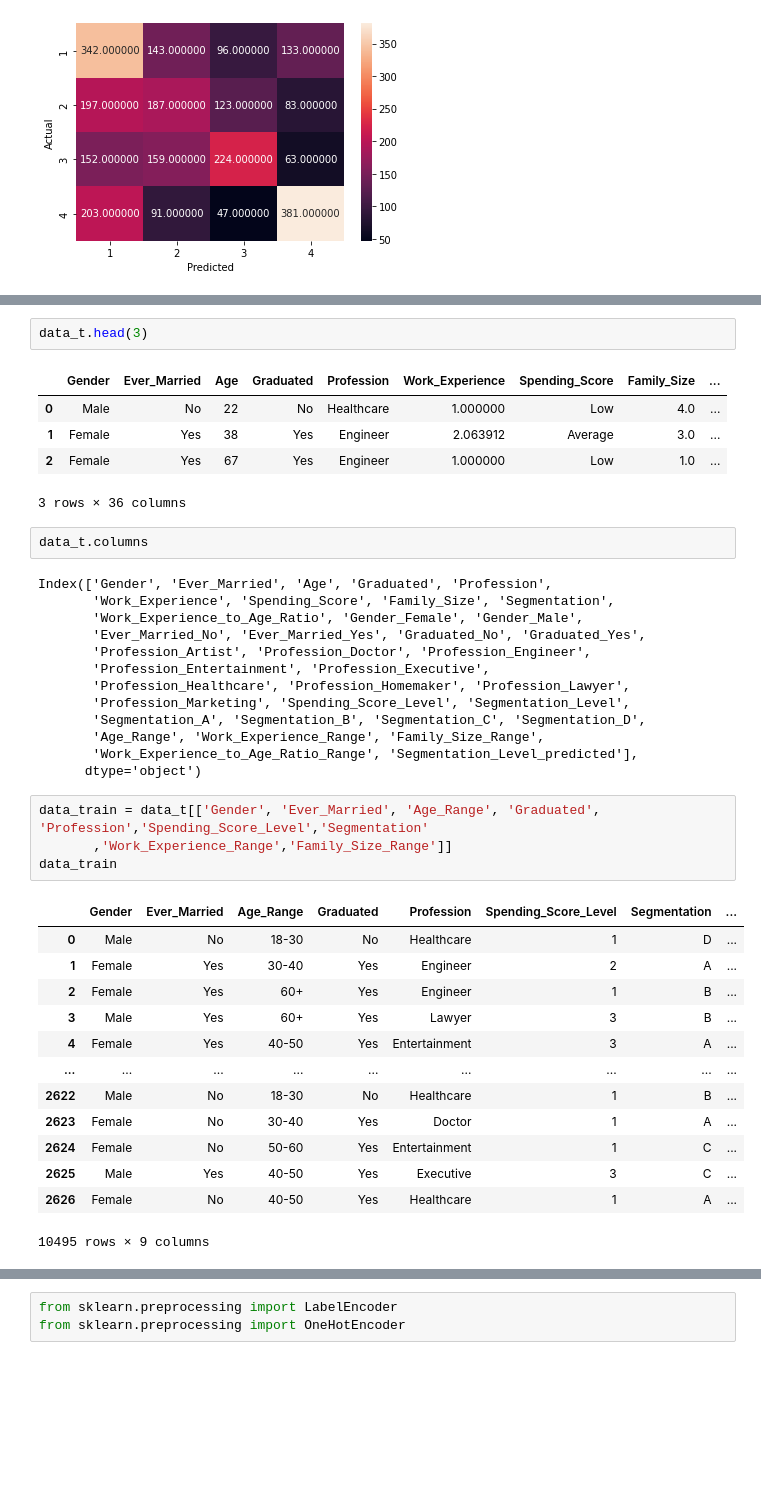
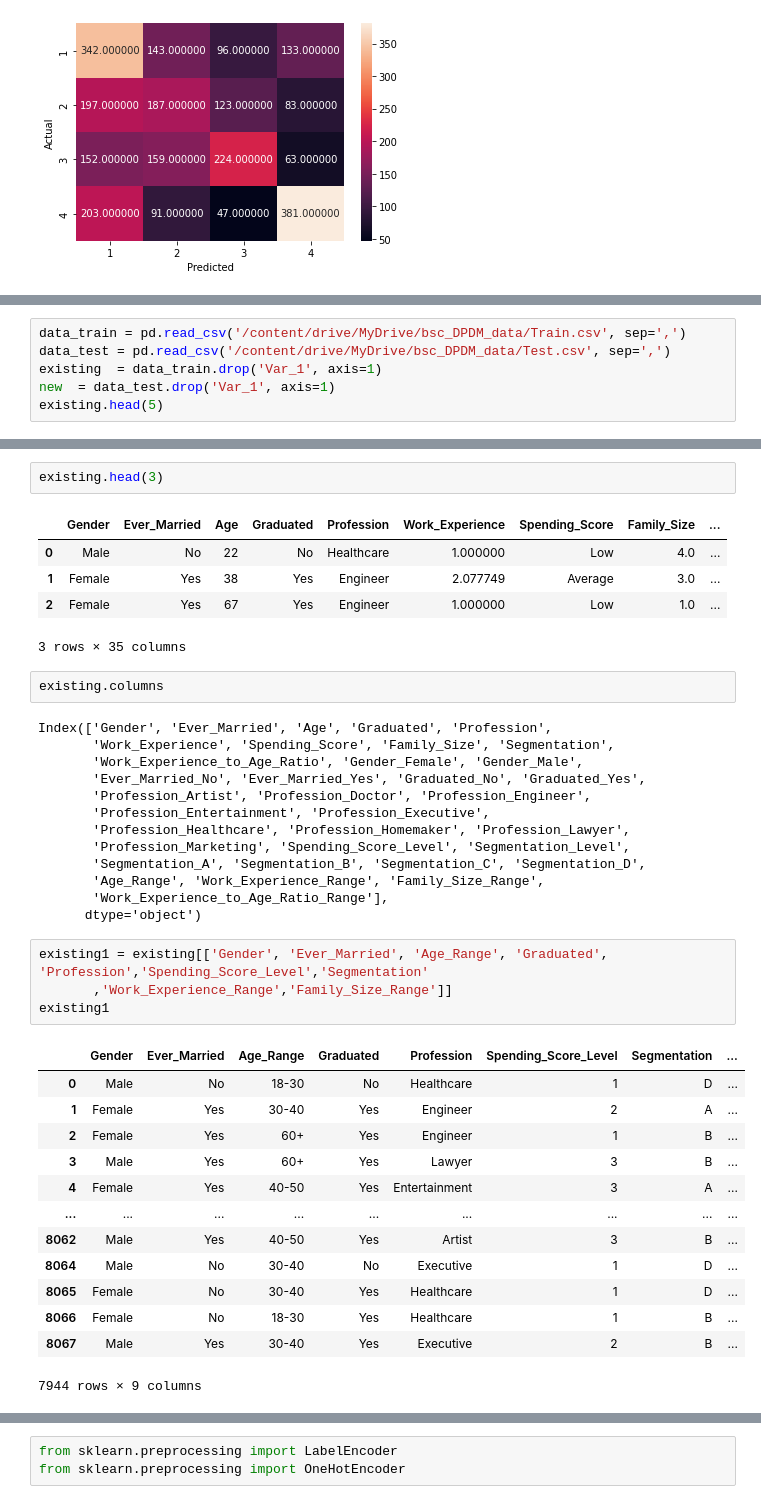
Before and after one commit to Aomaphisara/bsc_dpdm22, a Jupyter notebook: project.ipynb, the cells around one changed output, grey strips where cells are left out. Drawn from its saved outputs; the diff is of its cells as text; blank space fills up the shorter version.

```diff
--- a/project.ipynb
+++ b/project.ipynb
@@ -402,0 +494,6 @@ ROC AUC (test): 0.667
+# %%
+data_train = pd.read_csv('/content/drive/MyDrive/bsc_DPDM_data/Train.csv', sep=',')
+data_test = pd.read_csv('/content/drive/MyDrive/bsc_DPDM_data/Test.csv', sep=',')
+existing  = data_train.drop('Var_1', axis=1)
+new  = data_test.drop('Var_1', axis=1)
+existing.head(5)
@@ -403,13 +557,13 @@ ROC AUC (test): 0.667
 # %%
-data_t.head(3)
+existing.head(3)
 # %% [output]
 |  | Gender | Ever_Married | Age | Graduated | Profession | Work_Experience | Spending_Score | Family_Size | ... |
 | 0 | Male | No | 22 | No | Healthcare | 1.000000 | Low | 4.0 | ... |
-| 1 | Female | Yes | 38 | Yes | Engineer | 2.063912 | Average | 3.0 | ... |
+| 1 | Female | Yes | 38 | Yes | Engineer | 2.077749 | Average | 3.0 | ... |
 | 2 | Female | Yes | 67 | Yes | Engineer | 1.000000 | Low | 1.0 | ... |
-3 rows × 36 columns
+3 rows × 35 columns
 # %%
-data_t.columns
+existing.columns
 # %% [output]
 Index(['Gender', 'Ever_Married', 'Age', 'Graduated', 'Profession',
        'Work_Experience', 'Spending_Score', 'Family_Size', 'Segmentation',
@@ -421,24 +575,24 @@ Index(['Gender', 'Ever_Married', 'Age', 'Graduated', 'Profession',
        'Profession_Marketing', 'Spending_Score_Level', 'Segmentation_Level',
        'Segmentation_A', 'Segmentation_B', 'Segmentation_C', 'Segmentation_D',
        'Age_Range', 'Work_Experience_Range', 'Family_Size_Range',
-       'Work_Experience_to_Age_Ratio_Range', 'Segmentation_Level_predicted'],
+       'Work_Experience_to_Age_Ratio_Range'],
       dtype='object')
 # %%
-data_train = data_t[['Gender', 'Ever_Married', 'Age_Range', 'Graduated', 'Profession','Spending_Score_Level','Segmentation'
+existing1 = existing[['Gender', 'Ever_Married', 'Age_Range', 'Graduated', 'Profession','Spending_Score_Level','Segmentation'
        ,'Work_Experience_Range','Family_Size_Range']]
-data_train
+existing1
 # %% [output]
 |  | Gender | Ever_Married | Age_Range | Graduated | Profession | Spending_Score_Level | Segmentation | ... |
 | 0 | Male | No | 18-30 | No | Healthcare | 1 | D | ... |
 | 1 | Female | Yes | 30-40 | Yes | Engineer | 2 | A | ... |
 | 2 | Female | Yes | 60+ | Yes | Engineer | 1 | B | ... |
 | 3 | Male | Yes | 60+ | Yes | Lawyer | 3 | B | ... |
 | 4 | Female | Yes | 40-50 | Yes | Entertainment | 3 | A | ... |
 | ... | ... | ... | ... | ... | ... | ... | ... | ... |
-| 2622 | Male | No | 18-30 | No | Healthcare | 1 | B | ... |
-| 2623 | Female | No | 30-40 | Yes | Doctor | 1 | A | ... |
-| 2624 | Female | No | 50-60 | Yes | Entertainment | 1 | C | ... |
-| 2625 | Male | Yes | 40-50 | Yes | Executive | 3 | C | ... |
-| 2626 | Female | No | 40-50 | Yes | Healthcare | 1 | A | ... |
+| 8062 | Male | Yes | 40-50 | Yes | Artist | 3 | B | ... |
+| 8064 | Male | No | 30-40 | No | Executive | 1 | D | ... |
+| 8065 | Female | No | 30-40 | Yes | Healthcare | 1 | D | ... |
+| 8066 | Female | No | 18-30 | Yes | Healthcare | 1 | B | ... |
+| 8067 | Male | Yes | 30-40 | Yes | Executive | 2 | B | ... |
-10495 rows × 9 columns
+7944 rows × 9 columns
 # %%
```
Also changed, not shown: parts of 64 cells of this notebook.
